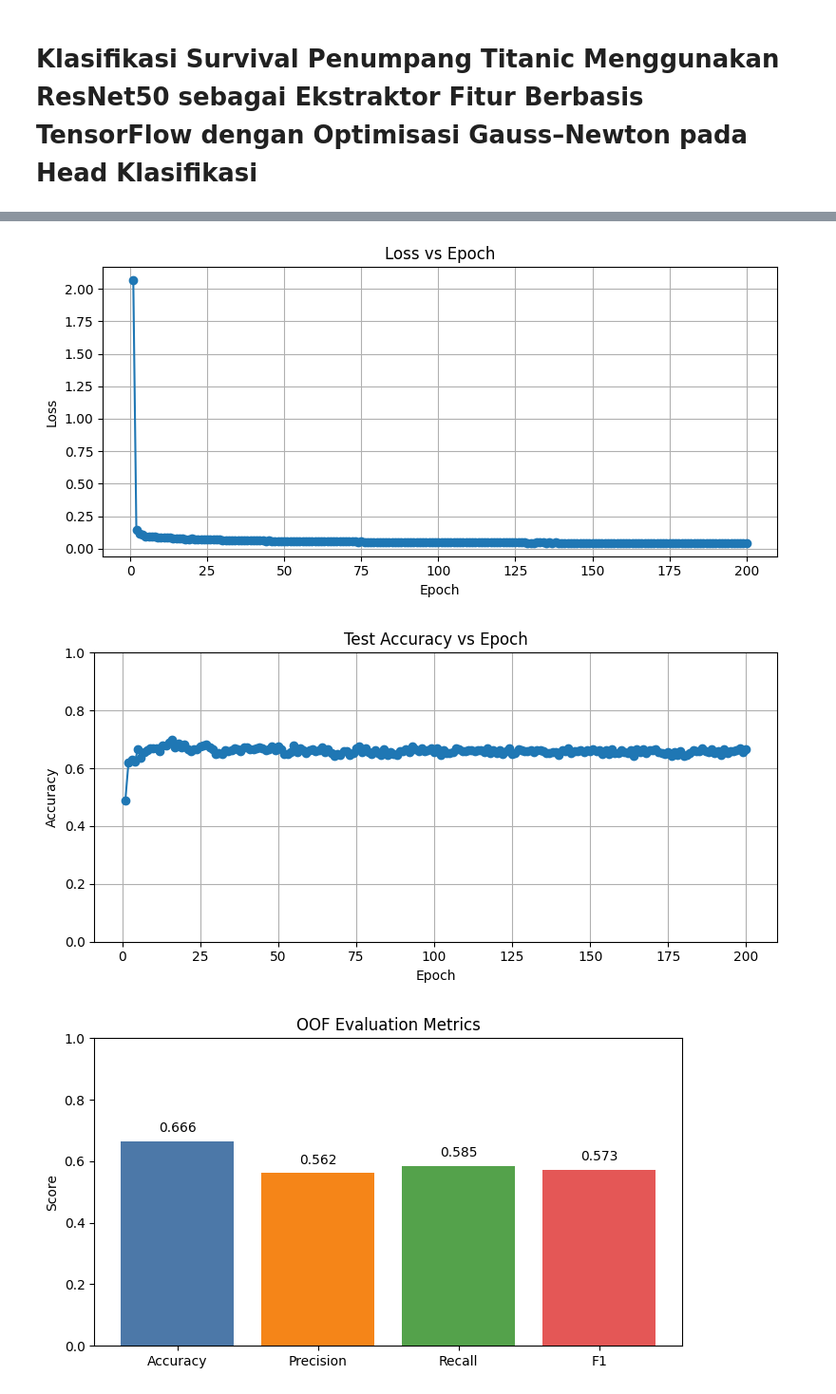
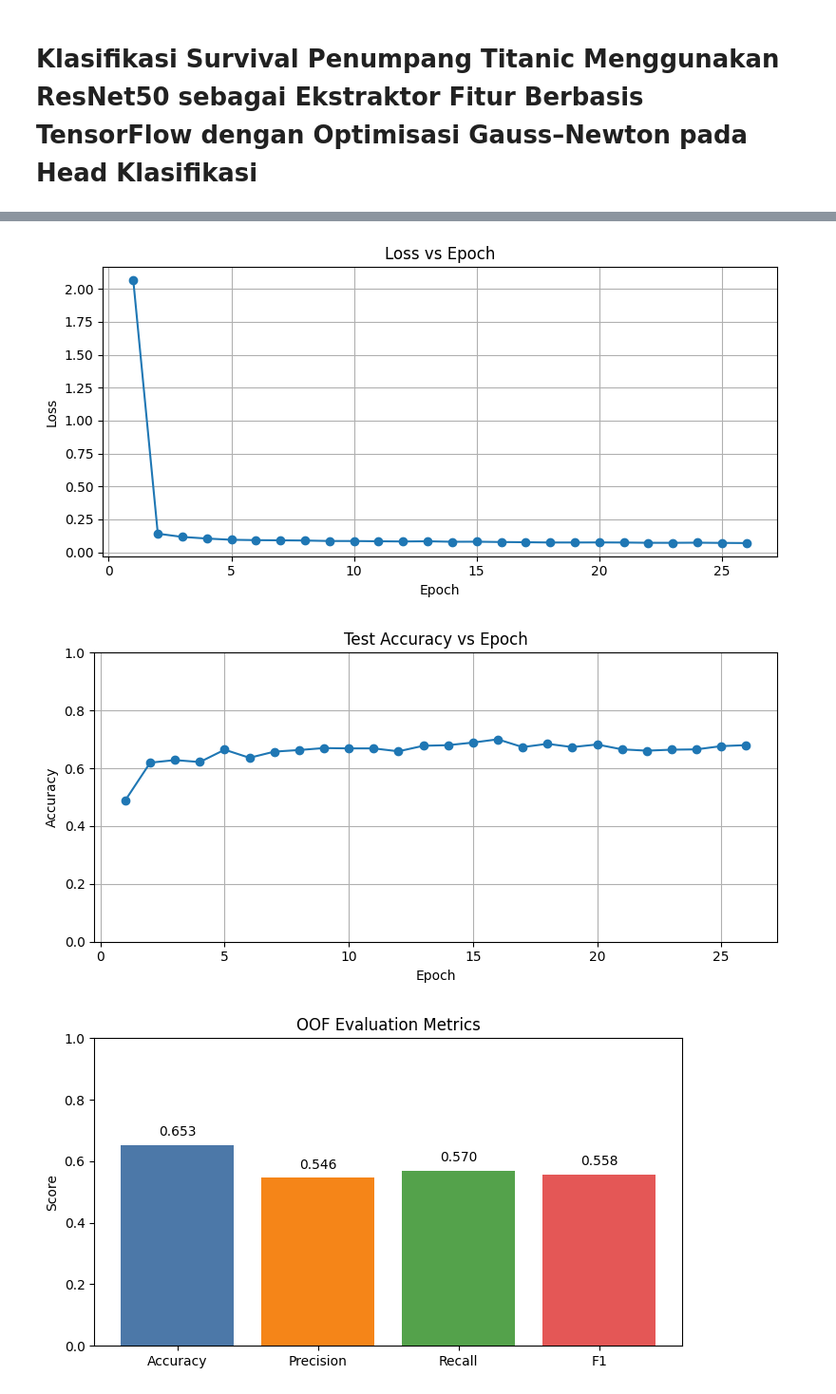
Before and after one commit to avezoor/MachineLearningRepository, a Jupyter notebook: TensorFlowTitanic.ipynb, the cells around one changed output, grey strips where cells are left out. Shown at 95% size. Cells and saved outputs as stored; diff of their text form; code cells hidden in the pictures.

```diff
--- a/TensorFlowTitanic.ipynb
+++ b/TensorFlowTitanic.ipynb
@@ -204,10 +204,12 @@ class PureGaussNewtonMLP:
 
         return J
 
-    def fit(self, X, y, maxIter=200, damping=1e-2, tol=1e-7, verbose=False, xEval=None, yEval=None):
+    def fit(self, X, y, maxIter=100, damping=1e-2, tol=1e-7, verbose=False, xEval=None, yEval=None, patience=8, minImprove=1e-6):
         y = y.astype(np.float64)
         self.loss_history = []
         self.val_acc_history = []
+        bestLoss = np.inf
+        noImproveCount = 0
 
         for it in range(maxIter):
             r = self.residuals(X, y)
@@ -233,6 +235,12 @@ class PureGaussNewtonMLP:
             lossNew = 0.5 * np.mean(r_new ** 2)
             self.loss_history.append(lossNew)
 
+            if (bestLoss - lossNew) > minImprove:
+                bestLoss = lossNew
+                noImproveCount = 0
+            else:
+                noImproveCount += 1
+
             if xEval is not None and yEval is not None:
                 predEval = self.predict(xEval)
                 valAcc = accuracy_score(yEval, predEval)
@@ -249,6 +257,11 @@ class PureGaussNewtonMLP:
             if np.linalg.norm(delta) < tol:
                 if verbose:
                     print(f"Converged at iter {it+1}")
+                break
+
+            if noImproveCount >= patience:
+                if verbose:
+                    print(f"Early stopping at iter {it+1}")
                 break
 
         if len(self.loss_history) == 0:
@@ -290,7 +303,7 @@ def runFold(xTrFeat, yTr, xVaFeat, yVa, xTeFeat, seed=42):
     model.fit(
         xTrRed,
         yTr,
-        maxIter=200,
+        maxIter=100,
         damping=1e-2,
         tol=1e-7,
         verbose=False,
@@ -444,7 +457,7 @@ finalModel = PureGaussNewtonMLP(
 finalModel.fit(
     xRed,
     y,
-    maxIter=200,
+    maxIter=100,
     damping=1e-2,
     tol=1e-7,
     verbose=False
@@ -498,3 +511,3 @@ OOF     -> Acc: 0.6655 | Prec: 0.5618 | Rec: 0.5848 | F1: 0.5731
-[figure, old version]
+[figure, new version]
-[figure, old version]
+[figure, new version]
-[figure, old version]
+[figure, new version]
```
Also changed, not shown: parts of 1 cell of this notebook.
